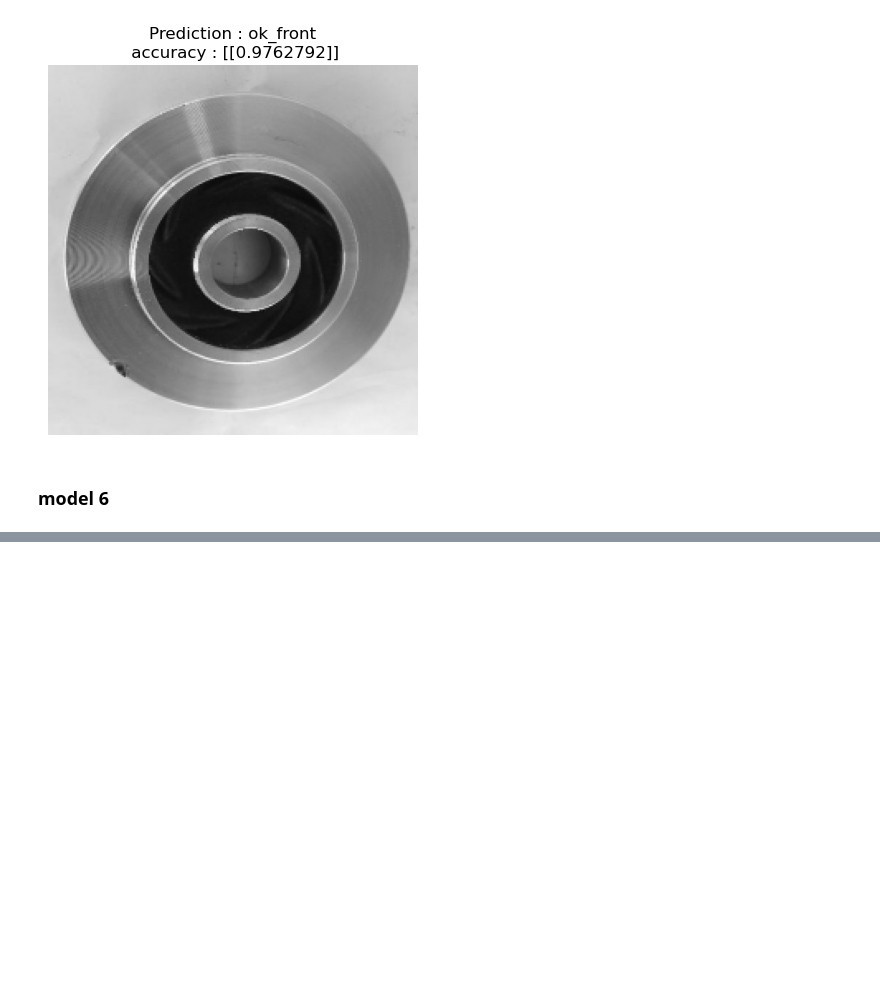
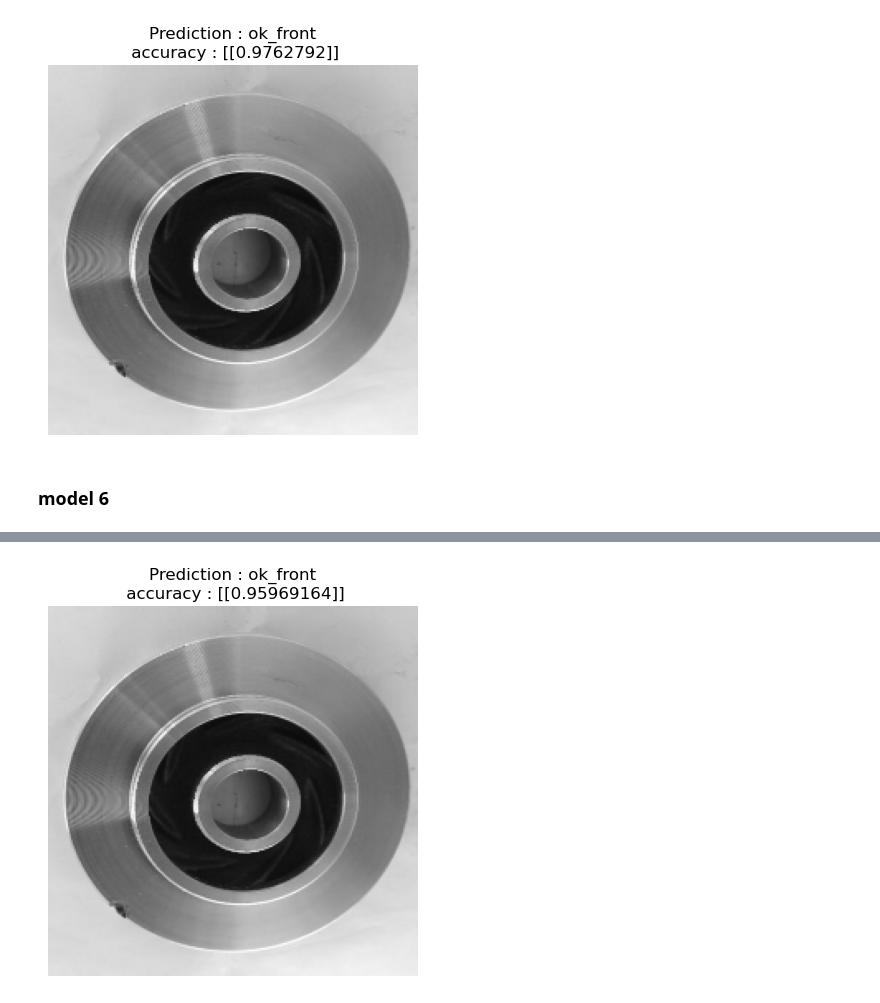
Before and after one commit to Rishu-N/TENSORFLOW, a Jupyter notebook: casting product image data for quality inspection.ipynb, the cells around one changed output, grey strips where cells are left out. Saved outputs shown, nothing was run; the diff lists cells and outputs as text; code cells hidden in the pictures; blank space fills up the shorter version.

```diff
--- a/casting product image data for quality inspection.ipynb
+++ b/casting product image data for quality inspection.ipynb
@@ -663,7 +663,7 @@ model_6.compile(loss="binary_crossentropy", # changed to categorical_crossentrop
 
 
 history_6 = model_6.fit(test_data,
-                        epochs=10,
+                        epochs=20,
                         steps_per_epoch=len(test_data),
                         validation_data=test_data_2,
                         validation_steps=len(test_data_2),
@@ -691,0 +692,3 @@ INFO:tensorflow:Assets written to: model_experiments\model_6\assets
+# %%
+pred_and_plot(model_6,"cast_def_0_9854.jpeg")
+# %% [output]
@@ -691,0 +696 @@ INFO:tensorflow:Assets written to: model_experiments\model_6\assets
+[figure, added]
```
Also changed, not shown: parts of 5 cells of this notebook.
